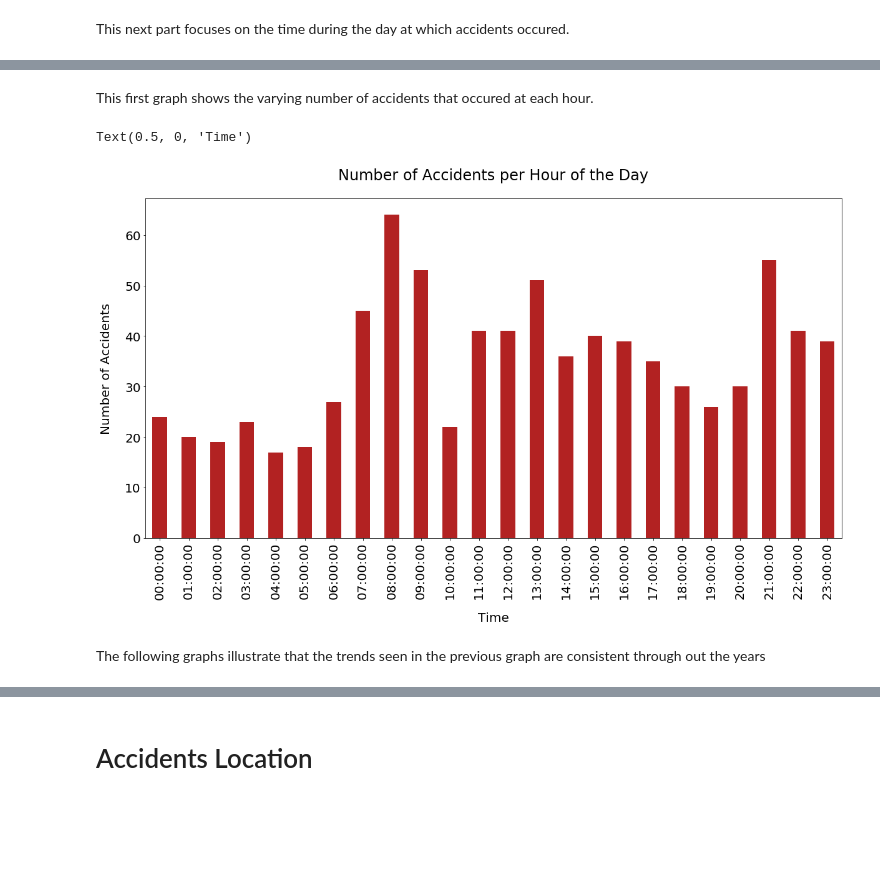
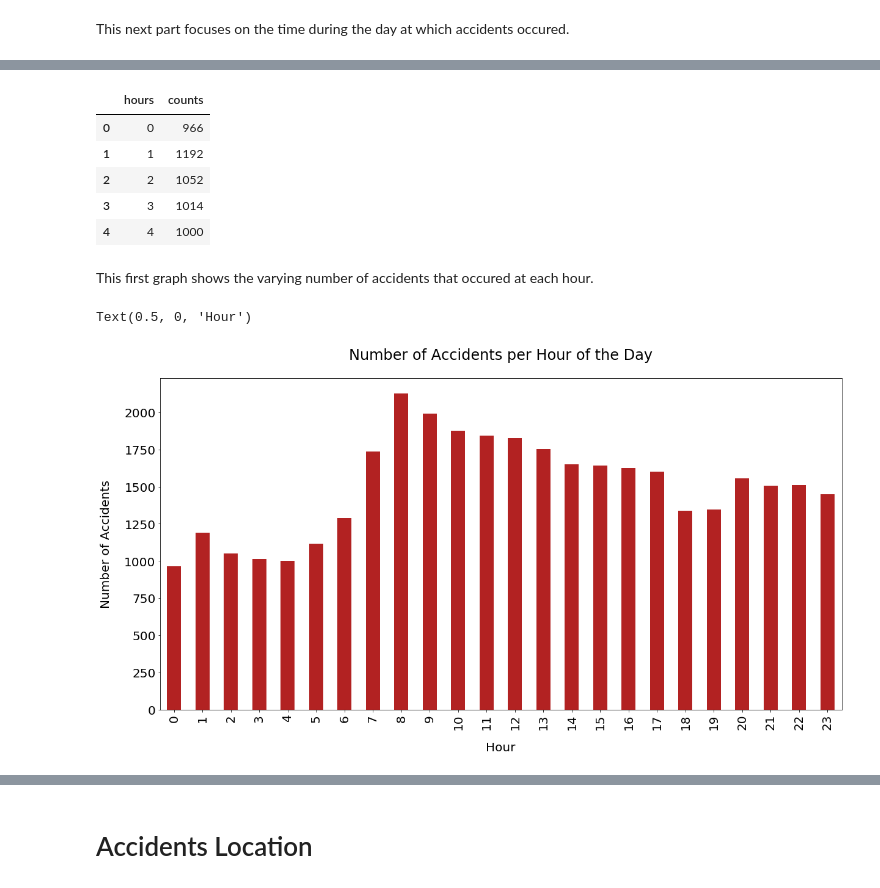
Before and after one commit to alshafai/nd_traffic, a Jupyter notebook: Traffic_Data.ipynb, the cells around one changed output, grey strips where cells are left out. Saved outputs shown, nothing was run; the diff lists cells and outputs as text; code cells hidden in the pictures; blank space fills up the shorter version.

```diff
--- a/Traffic_Data.ipynb
+++ b/Traffic_Data.ipynb
@@ -290 +332,3 @@ dates['time'] = [time.time() for time in dates['time']]
+# %%
+accidents_by_hour = value_counts.rename_axis('hours').reset_index(name='counts')
 # %%
@@ -311,0 +343,2 @@ dates["time"] = dates.time.apply(rounder)
+# %%
+accidents_by_hour.sort_values(by=['hours'], inplace=True)
@@ -312,12 +354,23 @@ dates["time"] = dates.time.apply(rounder)
+# %%
+accidents_by_hour.reset_index(inplace=True)
+# %%
+accidents_by_hour.drop(['index'], axis=1, inplace=True)
+# %%
+accidents_by_hour.head()
+# %% [output]
+|  | hours | counts |
+| 0 | 0 | 966 |
+| 1 | 1 | 1192 |
+| 2 | 2 | 1052 |
+| 3 | 3 | 1014 |
+| 4 | 4 | 1000 |
 # %% [markdown]
 This first graph shows the varying number of accidents that occured at each hour.
 # %%
-dates[["Number_of_Accidents", "time"]].groupby('time').count().plot(kind="bar", figsize= [20, 10], legend= False, color= 'firebrick')
+accidents_by_hour.counts.plot(kind="bar", figsize= [20, 10], legend= False, color= 'firebrick')
 plt.title('Number of Accidents per Hour of the Day', pad=30)
 plt.ylabel('Number of Accidents', labelpad=20)
-plt.xlabel('Time', labelpad=20)
+plt.xlabel('Hour', labelpad=20)
 # %% [output]
-Text(0.5, 0, 'Time')
+Text(0.5, 0, 'Hour')
-[figure, old version]
+[figure, new version]
-# %% [markdown]
-The following graphs illustrate that the trends seen in the previous graph are consistent through out the years
```
Also changed, not shown: parts of 55 cells of this notebook.
